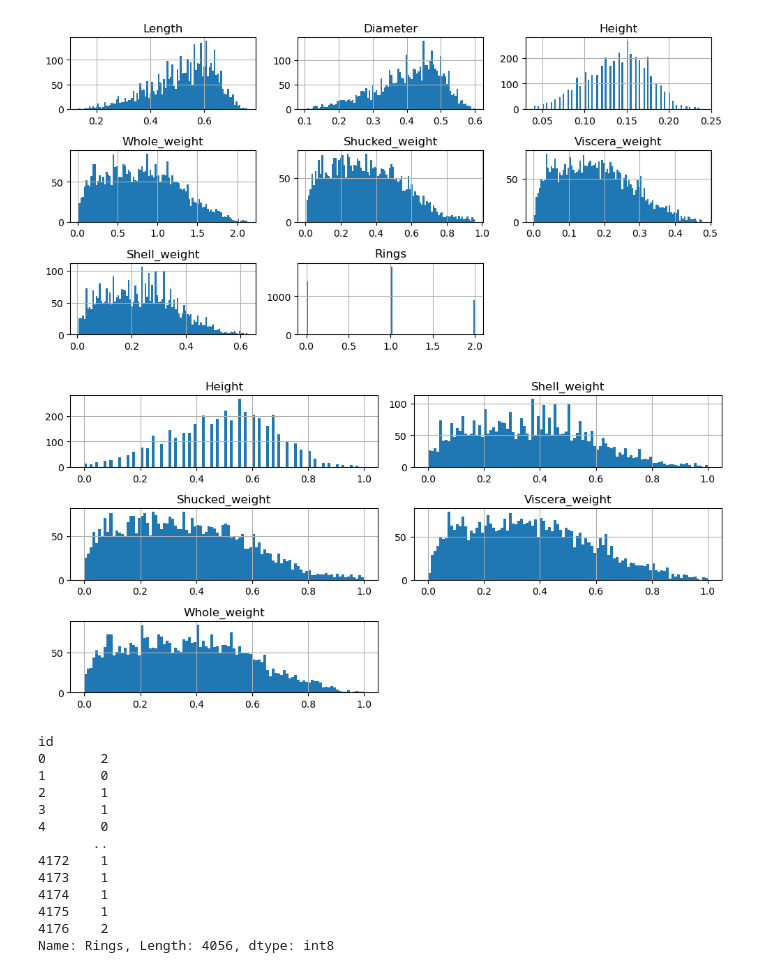
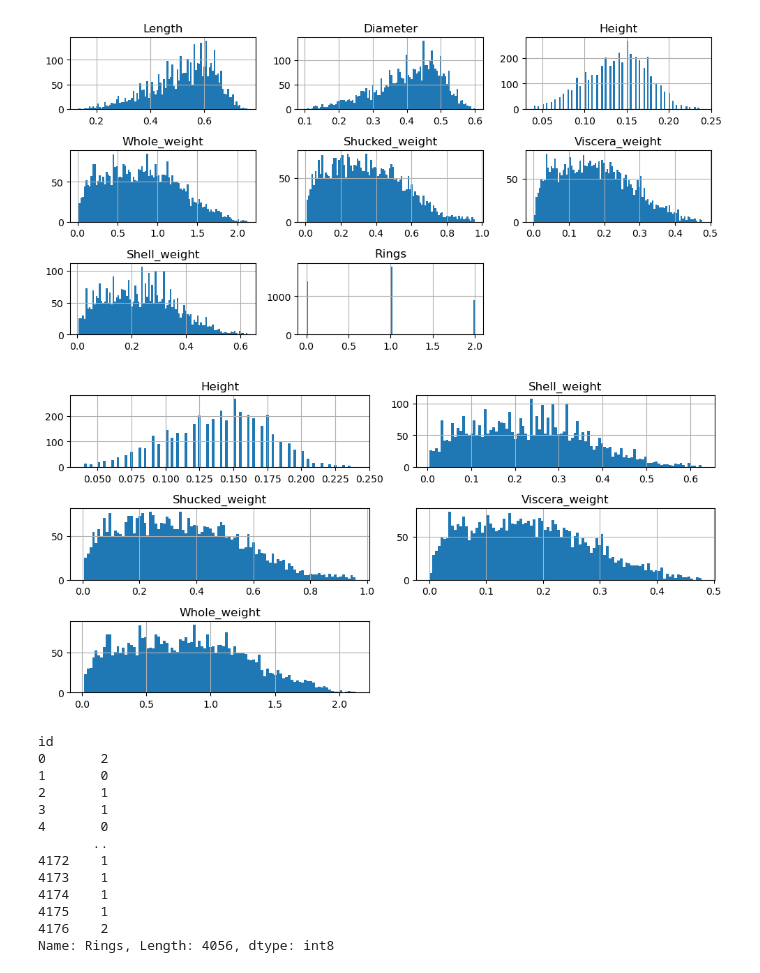
Before and after one commit to taeseokyang/ai-class, a Jupyter notebook: week 1/assignment(abalone).ipynb, the cells around one changed output. Saved outputs shown, nothing was run; the diff lists cells and outputs as text; code cells hidden in the pictures.

```diff
--- a/week 1/assignment(abalone).ipynb
+++ b/week 1/assignment(abalone).ipynb
@@ -187,16 +184,14 @@ plt.show()
 # %% [output]
 [figure]
 # %%
-from sklearn.preprocessing import MinMaxScaler
+from sklearn.preprocessing import MinMaxScaler, StandardScaler
 
 X = df[columns_to_check]
-scaler = MinMaxScaler()
-X = pd.DataFrame(scaler.fit_transform(X), columns=X.columns)
 X.hist(bins=100, figsize=(10, 5))
 plt.tight_layout()
 plt.show()
 # %% [output]
-[figure, old version]
+[figure, new version]
 # %%
 from sklearn.preprocessing import MinMaxScaler
 y = df['Rings']
```
Also changed, not shown: parts of 29 cells of this notebook, 1 other file.
